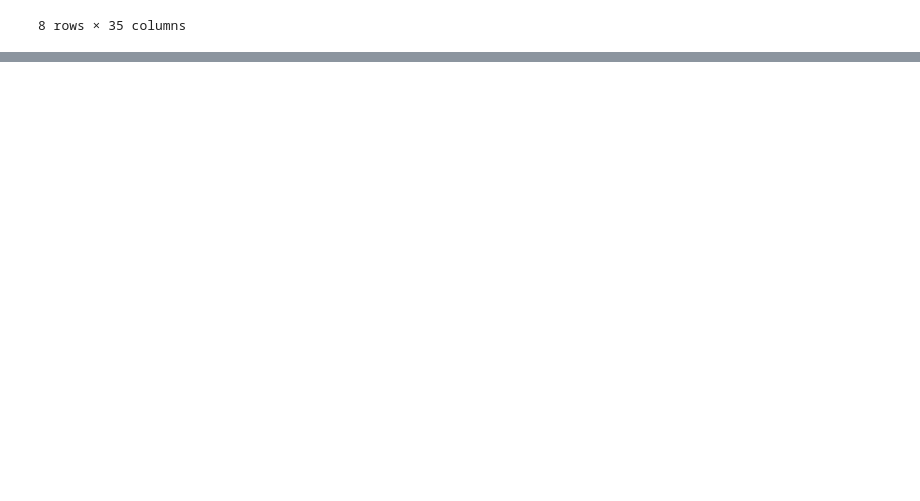
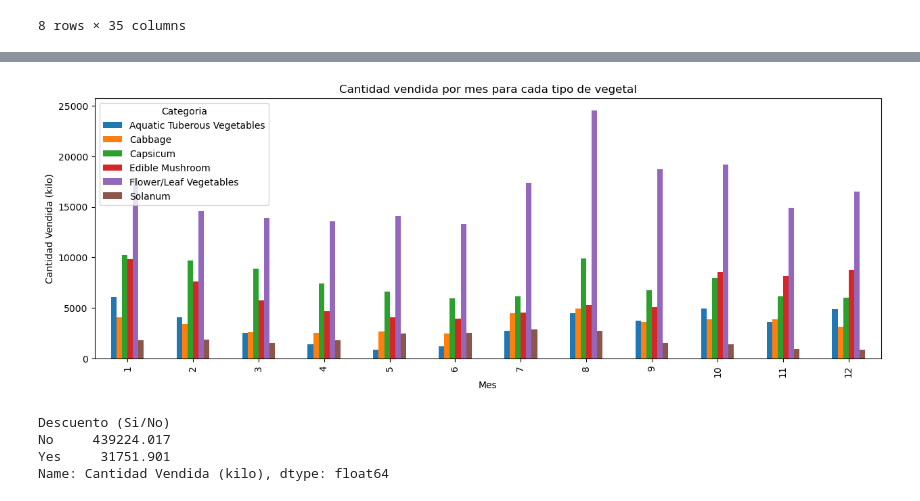
Before and after one commit to jairojaenz/Analisis-exploratorio-de-datos, a Jupyter notebook: Semana9_Guia#4/guia#4.ipynb, the cells around one changed output, grey strips where cells are left out. Drawn from its saved outputs; the diff is of its cells as text; code cells hidden in the pictures; blank space fills up the shorter version.

```diff
--- a/Semana9_Guia#4/guia#4.ipynb
+++ b/Semana9_Guia#4/guia#4.ipynb
@@ -478,0 +936,5 @@ medias_mensuales_por_estacion(56)
+# %%
+# f. cantidad vendida por mes para cada tipo de vegetal
+# resolución de la parte analítica
+cantidad_vendida_por_mes = df_unificado.groupby(['Mes', 'Categoria'])['Cantidad Vendida (kilo)'].sum()
+cantidad_vendida_por_mes
@@ -478,0 +955,20 @@ medias_mensuales_por_estacion(56)
+# %%
+# resolución de la parte visual
+rcParams['figure.figsize'] = 15,5
+cantidad_vendida_por_mes.unstack().plot(kind='bar')
+plt.title('Cantidad vendida por mes para cada tipo de vegetal')
+plt.xlabel('Mes')
+plt.ylabel('Cantidad Vendida (kilo)')
+plt.show()
+# %% [output]
+[figure, added]
+# %%
+# Efecto del descuento en la cantidad de kilos vendidos por producto
+# resolución de la parte analítica
+efecto_descuento = df_unificado.groupby('Descuento (Si/No)')['Cantidad Vendida (kilo)'].sum()
+efecto_descuento
+# %% [output]
+Descuento (Si/No)
+No     439224.017
+Yes     31751.901
+Name: Cantidad Vendida (kilo), dtype: float64
```
Also changed, not shown: parts of 77 cells of this notebook, 3 other files.
